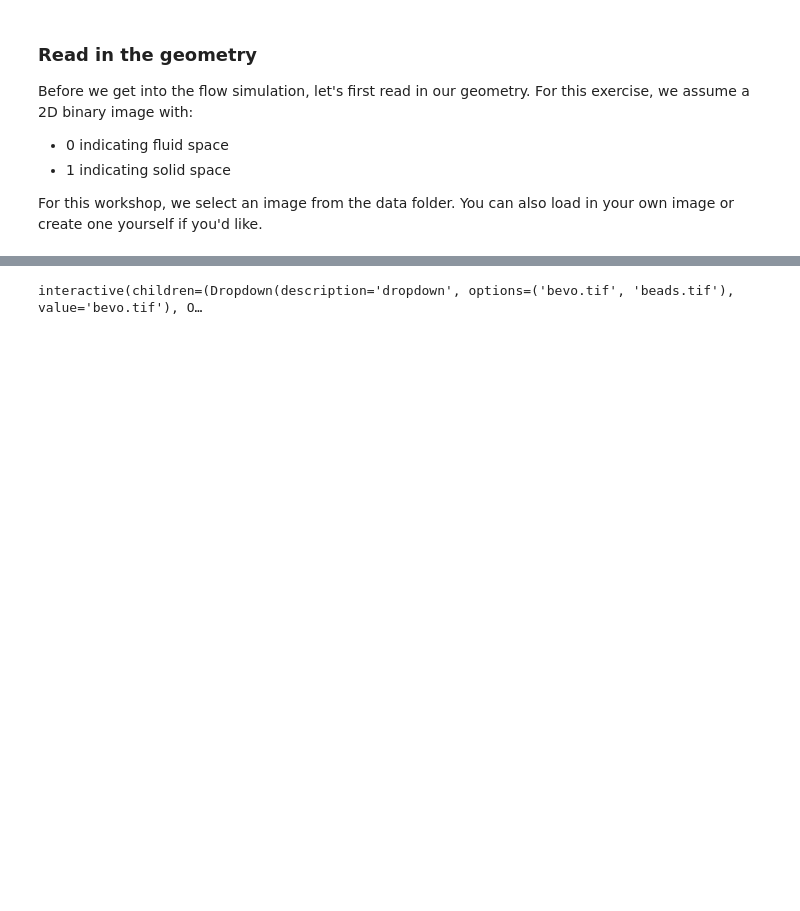
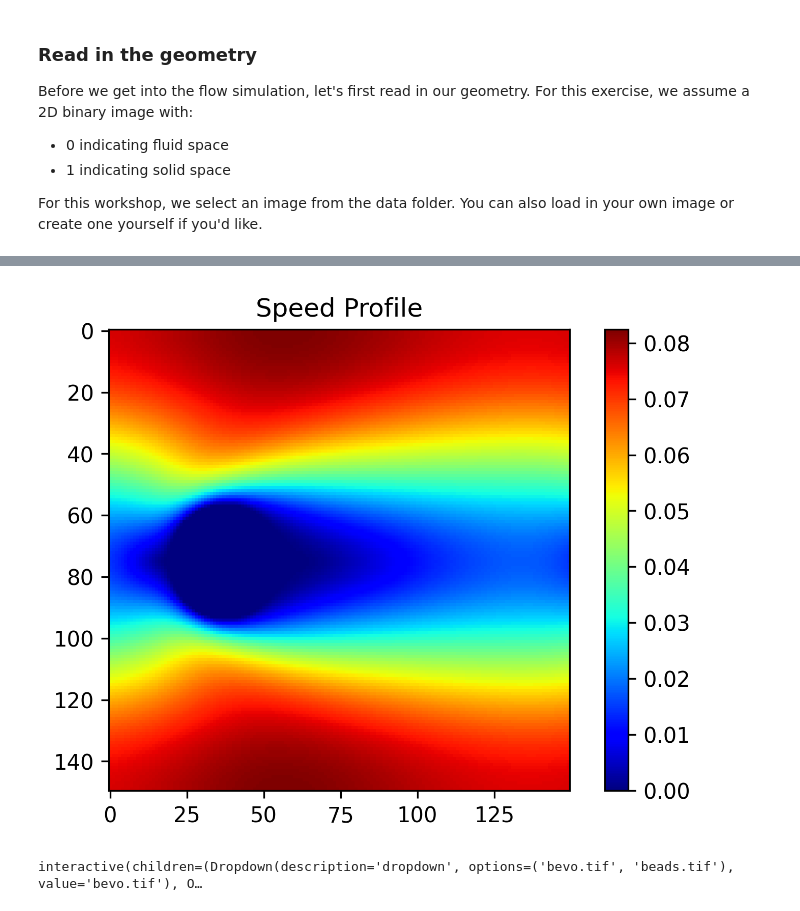
Before and after one commit to BC-Chang/LBM_Workshop, a Jupyter notebook: D2Q9_LBM_main.ipynb, the cells around one changed output, grey strips where cells are left out. Saved outputs shown, nothing was run; the diff lists cells and outputs as text; code cells hidden in the pictures; blank space fills up the shorter version.

Commit message:
Run with Torch

```diff
--- a/D2Q9_LBM_main.ipynb
+++ b/D2Q9_LBM_main.ipynb
@@ -204,3 +164,19 @@ def equilibrium(rho, u, v, t, nx, ny):
+# %%
+def equilibrium(rho, ux, uy, ex, ey, w_i, nx, ny, fx, fy, tau, g):
+  device = torch.device('cuda' if torch.cuda.is_available() else 'cpu')
+
+  # Extract only fluid nodes and add forcing to velocity
+  ux = ux[fx, fy] + tau*g
+  uy = uy[fx, fy]
+
+  feq = torch.zeros((9, nx, ny), dtype=torch.float64).to(device)
+
+  for i in range(9):
+    # Compute 2nd term in parenthesis of feq equation above
+    uc = ex[i]*ux + ey[i]*uy
+    feq[i, fx, fy] = rho[fx, fy] * w_i[i] * (1 + 3*uc + (9./2.)*uc**2 - (3./2.)*(ux**2 + uy**2))
+
+  return feq
 # %% [markdown]
 ### Collision Step
 
@@ -218,7 +194,7 @@ In this exercise, we assume no slip boundary conditions at solid node boundaries
 
 <img src='https://lh5.googleusercontent.com/zGWX3SZ4XPnPo1Y3ujyolWPc-e0UEWAP793DhU3wkjLYQzHTUQooNpzTBRpzz-e1rRhs_BSGl32tOqMYGYjAgXkJorzjR1Nc0iRbKRnbrfYH-cn5_t2tbQdqGOPfdbK9V0VSl_63SGjKlmyI0_kULidN3xAOG1FyyUsM=w1280'>
 # %%
-def collision(f, feq, tau):
+def collision(f, feq, tau, sx, sy, fx, fy):
     # Standard Bounceback for Solid Nodes
     # Left-Right
     f[1, sx, sy], f[3, sx, sy] = f[3, sx, sy], f[1, sx, sy]
@@ -234,6 +210,8 @@ def collision(f, feq, tau):
 
     # Regular collision in fluid nodes
     f[:, fx, fy] -= (f[:, fx, fy] - feq[:, fx, fy]) / tau
+
+    return f
 # %% [markdown]
 ### Streaming Step
 
@@ -271,0 +416,2 @@ For this workshop, we select an image from the data folder. You can also load in
+# %%
+u_x, u_y, u = run_lbm(data)
@@ -272,3 +420,7 @@ For this workshop, we select an image from the data folder. You can also load in
+# %%
+_ = plot_profile(u, cmap='jet')
+# %% [output]
+[figure, added]
 # %%
 #@title Read in data
 geom_options = os.listdir("./data/")
```
Also changed, not shown: parts of 21 cells of this notebook.
